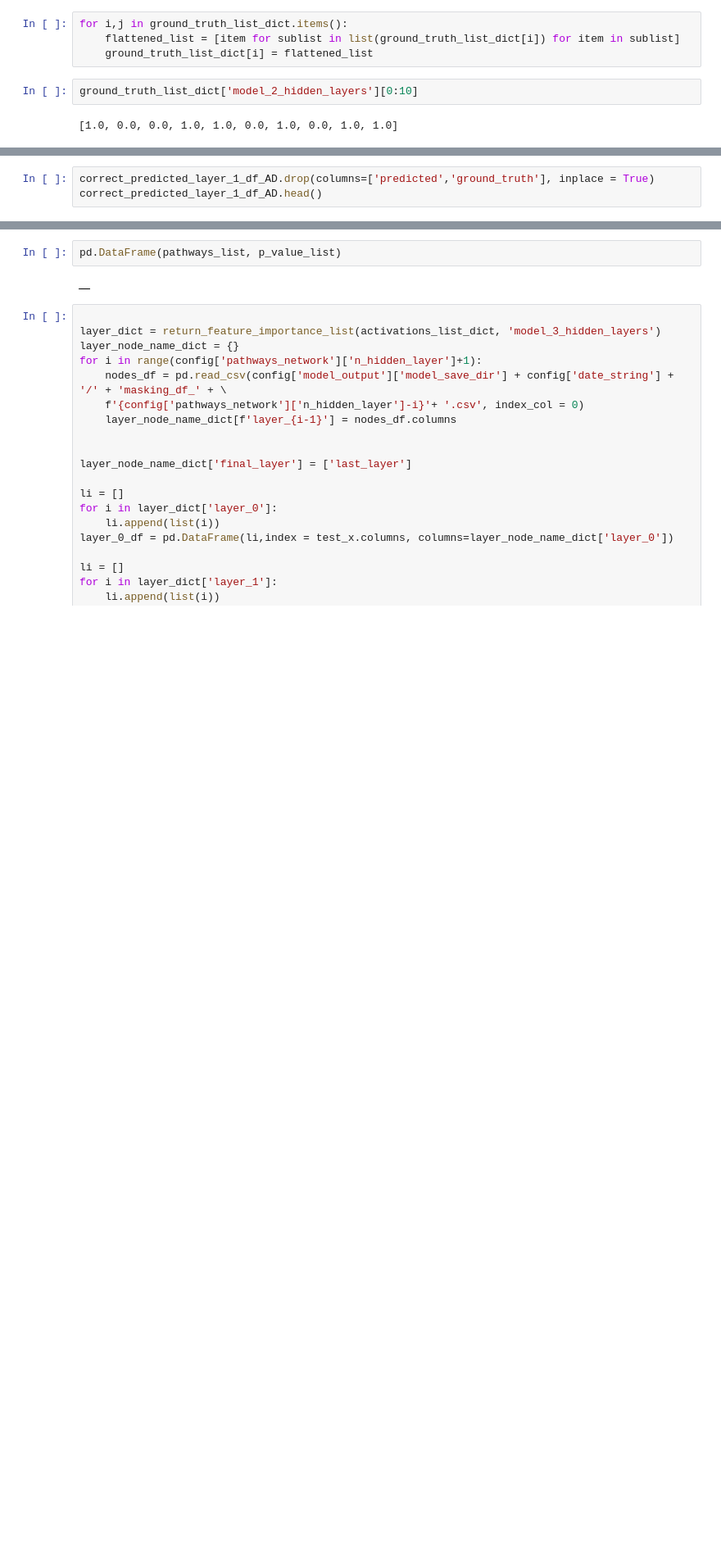
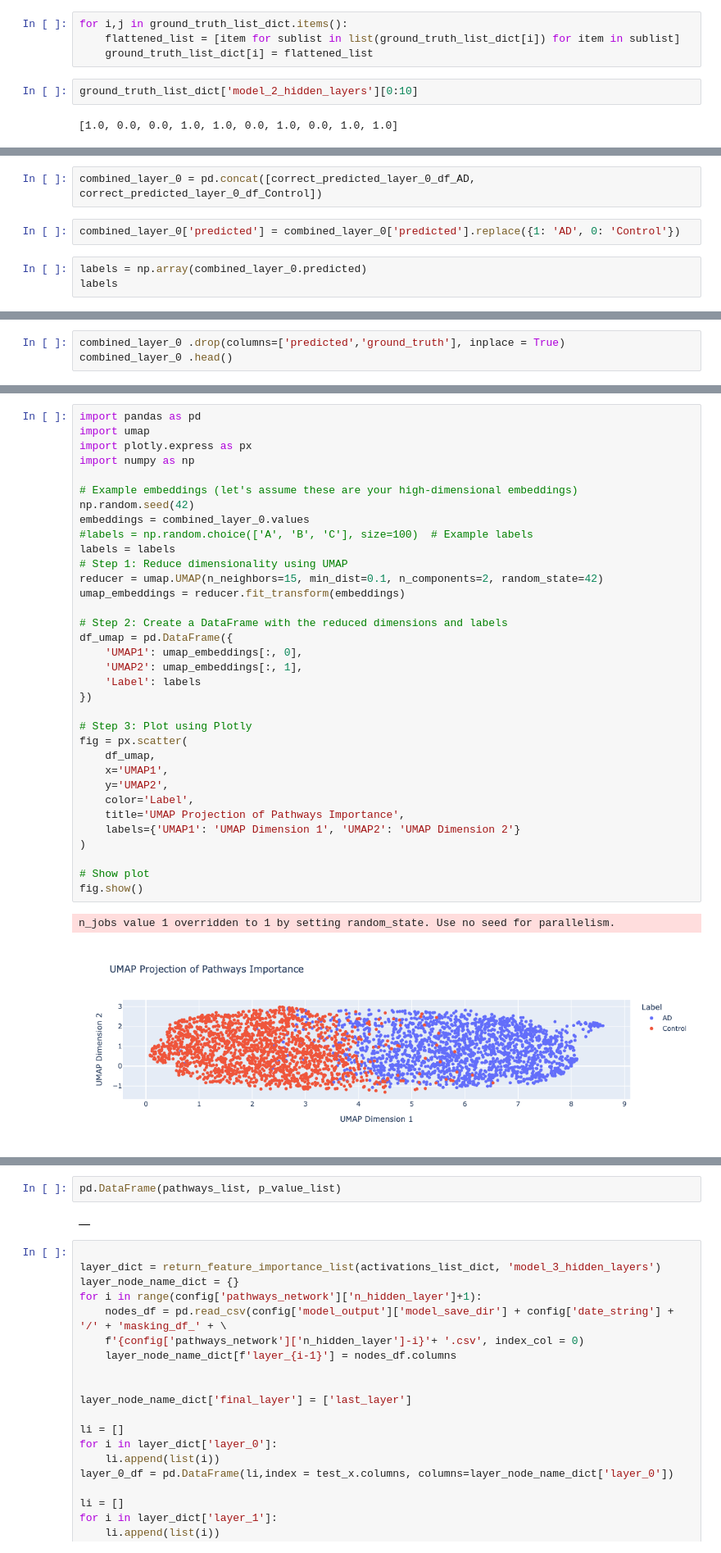
Before and after one commit to Polster-lab/Pytorch_Biologically_Informed_Neural_Network, a Jupyter notebook: model_training_interpretation.ipynb, the cells around one changed output, grey strips where cells are left out. Shown at 82% size. Saved outputs shown, nothing was run; the diff lists cells and outputs as text; blank space fills up the shorter version.

```diff
--- a/model_training_interpretation.ipynb
+++ b/model_training_interpretation.ipynb
@@ -858,0 +922,7 @@ NameError: name 'layer_1_df' is not defined
+# %%
+combined_layer_0 = pd.concat([correct_predicted_layer_0_df_AD, correct_predicted_layer_0_df_Control])
+# %%
+combined_layer_0['predicted'] = combined_layer_0['predicted'].replace({1: 'AD', 0: 'Control'})
+# %%
+labels = np.array(combined_layer_0.predicted)
+labels
@@ -859,4 +932,4 @@ NameError: name 'layer_1_df' is not defined
 # %%
-correct_predicted_layer_1_df_AD.drop(columns=['predicted','ground_truth'], inplace = True)
-correct_predicted_layer_1_df_AD.head()
+combined_layer_0 .drop(columns=['predicted','ground_truth'], inplace = True)
+combined_layer_0 .head()
 # %% [output]
@@ -896,0 +966,37 @@ NameError: name 'correct_predicted_layer_1_df_Control' is not defined
+# %%
+import pandas as pd
+import umap
+import plotly.express as px
+import numpy as np
+
+# Example embeddings (let's assume these are your high-dimensional embeddings)
+np.random.seed(42)
+embeddings = combined_layer_0.values
+#labels = np.random.choice(['A', 'B', 'C'], size=100)  # Example labels
+labels = labels
+# Step 1: Reduce dimensionality using UMAP
+reducer = umap.UMAP(n_neighbors=15, min_dist=0.1, n_components=2, random_state=42)
+umap_embeddings = reducer.fit_transform(embeddings)
+
+# Step 2: Create a DataFrame with the reduced dimensions and labels
+df_umap = pd.DataFrame({
+    'UMAP1': umap_embeddings[:, 0],
+    'UMAP2': umap_embeddings[:, 1],
+    'Label': labels
+})
+
+# Step 3: Plot using Plotly
+fig = px.scatter(
+    df_umap,
+    x='UMAP1',
+    y='UMAP2',
+    color='Label',
+    title='UMAP Projection of Pathways Importance',
+    labels={'UMAP1': 'UMAP Dimension 1', 'UMAP2': 'UMAP Dimension 2'}
+)
+
+# Show plot
+fig.show()
+# %% [output]
+n_jobs value 1 overridden to 1 by setting random_state. Use no seed for parallelism.
+[figure, added]
```
Also changed, not shown: parts of 30 cells of this notebook, 7 other files.
